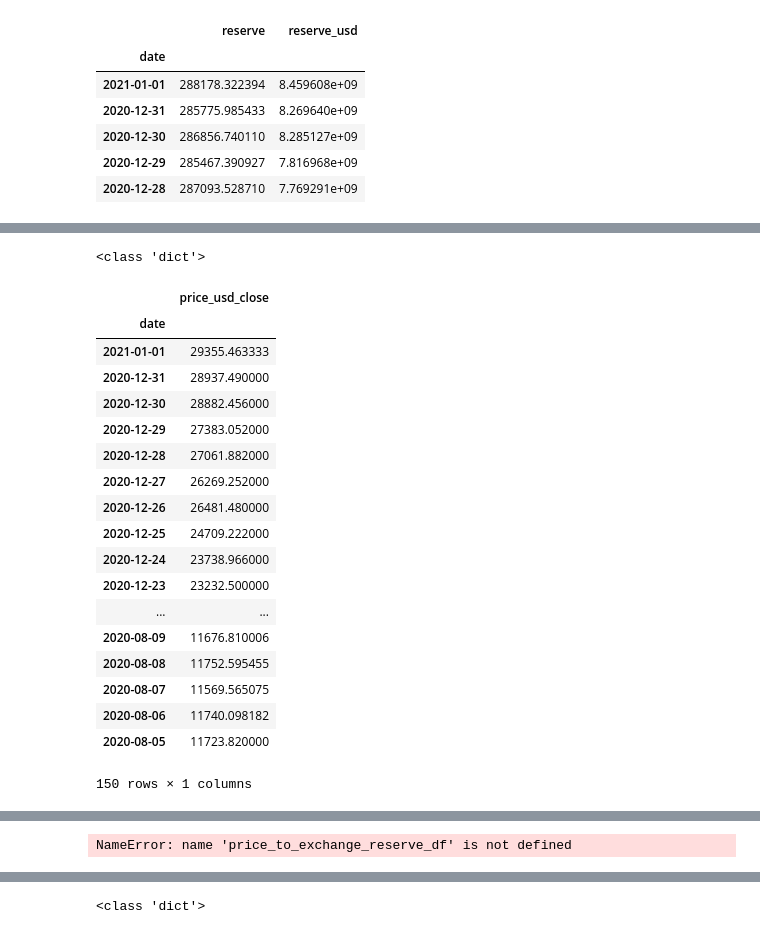
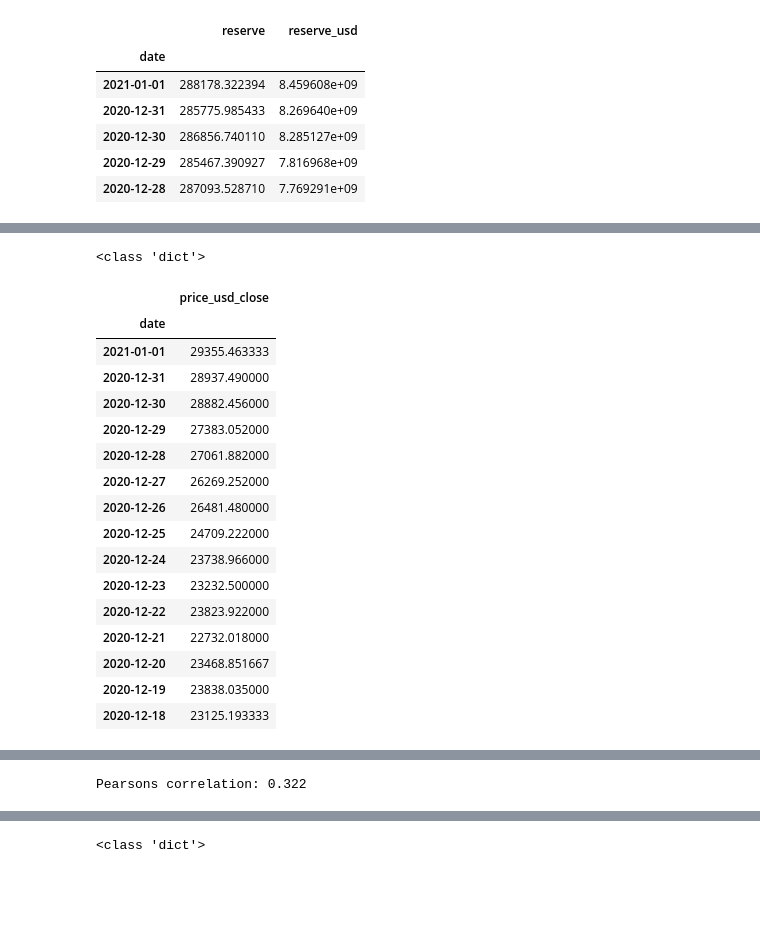
Before and after one commit to nospmah/fintech.group_project, a Jupyter notebook: notebooks/abdull_working.ipynb, the cells around one changed output, grey strips where cells are left out. Saved outputs shown, nothing was run; the diff lists cells and outputs as text; code cells hidden in the pictures; blank space fills up the shorter version.

```diff
--- a/notebooks/abdull_working.ipynb
+++ b/notebooks/abdull_working.ipynb
@@ -57,36 +51,34 @@ exchange_plot
 # %%
 btc_URL = "https://api.cryptoquant.com/v1/btc/market-data/price-usd?window=day&from=20170623&to=20210101&limit=100000"
 response = requests.get(btc_URL, headers=headers)
 #Retrieving data as far back as 06/23/2017.
 btc_price_data = response.json()
 print(type(btc_price_data))
 
 #pprint.pprint(btc_price_data)
 btc_price_df = pd.DataFrame(data=btc_price_data['result']['data'])
 btc_price_df = btc_price_df.drop(['price_usd_high','price_usd_low','price_usd_open'], axis = 1)
 btc_price_df['date'] = pd.to_datetime(btc_price_df['date'])
 btc_price_df = btc_price_df.set_index('date')
 
-btc_price_df.head(150)
+btc_price_df.head(15)
 # %% [output]
 <class 'dict'>
 |  | price_usd_close |
 | date |  |
 | 2021-01-01 | 29355.463333 |
 | 2020-12-31 | 28937.490000 |
 | 2020-12-30 | 28882.456000 |
 | 2020-12-29 | 27383.052000 |
 | 2020-12-28 | 27061.882000 |
 | 2020-12-27 | 26269.252000 |
 | 2020-12-26 | 26481.480000 |
 | 2020-12-25 | 24709.222000 |
 | 2020-12-24 | 23738.966000 |
 | 2020-12-23 | 23232.500000 |
-| ... | ... |
-| 2020-08-09 | 11676.810006 |
-| 2020-08-08 | 11752.595455 |
-| 2020-08-07 | 11569.565075 |
-| 2020-08-06 | 11740.098182 |
-| 2020-08-05 | 11723.820000 |
+| 2020-12-22 | 23823.922000 |
+| 2020-12-21 | 22732.018000 |
+| 2020-12-20 | 23468.851667 |
+| 2020-12-19 | 23838.035000 |
+| 2020-12-18 | 23125.193333 |
-150 rows × 1 columns
 # %%
@@ -98,8 +90,9 @@ btc_plot*exchange_plot
 [interactive output not drawn]
 # %%
 #correlation
-correlation=price_to_exchange_reserve_df.corr()
-print(correlation)
+covariance = np.cov(all_exchange_df['reserve'],btc_price_df['price_usd_close'])
+corr, _ = pearsonr(all_exchange_df['reserve'], btc_price_df['price_usd_close'])
+print('Pearsons correlation: %.3f' % corr)
 #result is they are not heavily correlated
 # %% [output]
-NameError: name 'price_to_exchange_reserve_df' is not defined
+Pearsons correlation: 0.322
```
Also changed, not shown: parts of 5 cells of this notebook.
